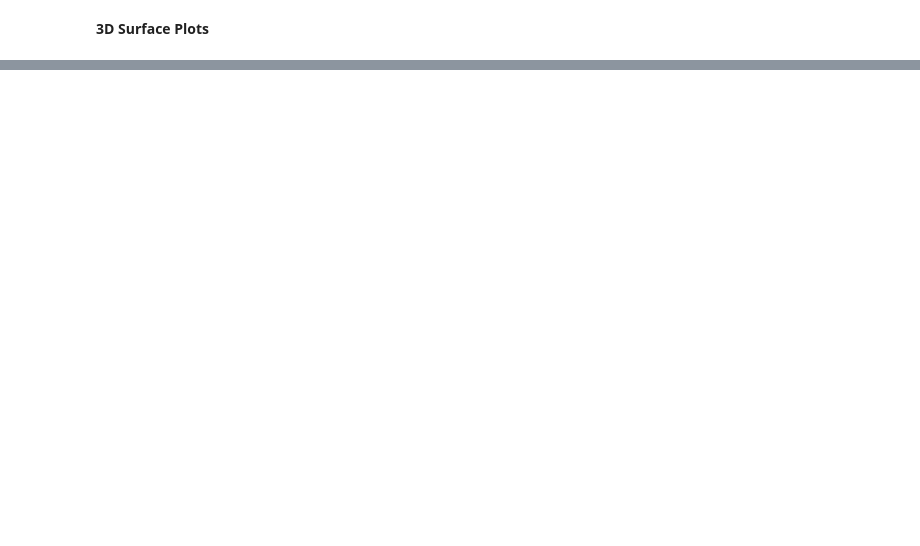
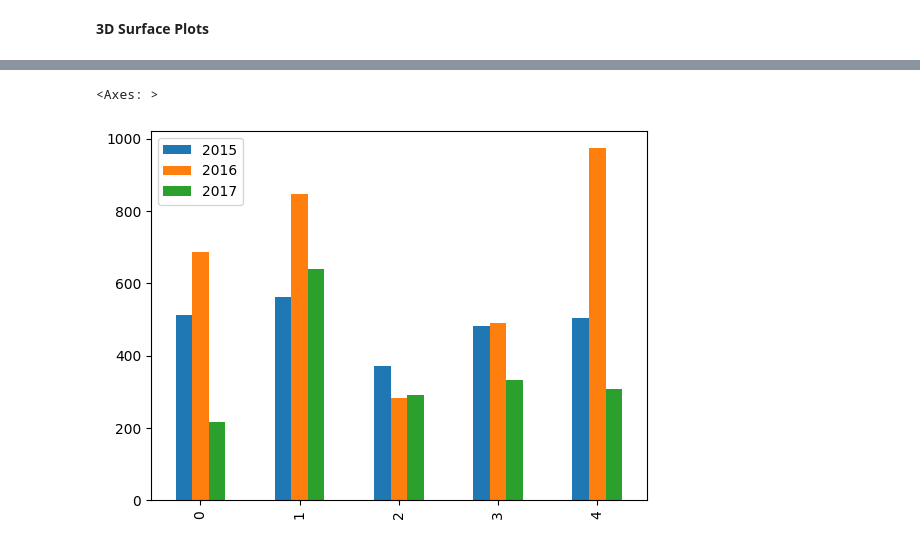
Before and after one commit to akashpagi/MATPLOTLIB-PLOTTING-LIBRARY-FOR-DATA-SCIECNE, a Jupyter notebook: SESSION 24 - ADVANCED MATPLOTLIB.ipynb, the cells around one changed output, grey strips where cells are left out. Drawn from its saved outputs; the diff is of its cells as text; code cells hidden in the pictures; blank space fills up the shorter version.

```diff
--- a/SESSION 24 - ADVANCED MATPLOTLIB.ipynb
+++ b/SESSION 24 - ADVANCED MATPLOTLIB.ipynb
@@ -334,0 +403,3 @@ plt.show()
+# %%
+temp = pd.read_csv('DATASETS/S24/batsman_season_record.csv')
+temp.head()
@@ -334,0 +419,6 @@ plt.show()
+# %%
+# side bar chart
+temp.plot(kind='bar')
+# %% [output]
+<Axes: >
+[figure, added]
```
Also changed, not shown: parts of 40 cells of this notebook.
